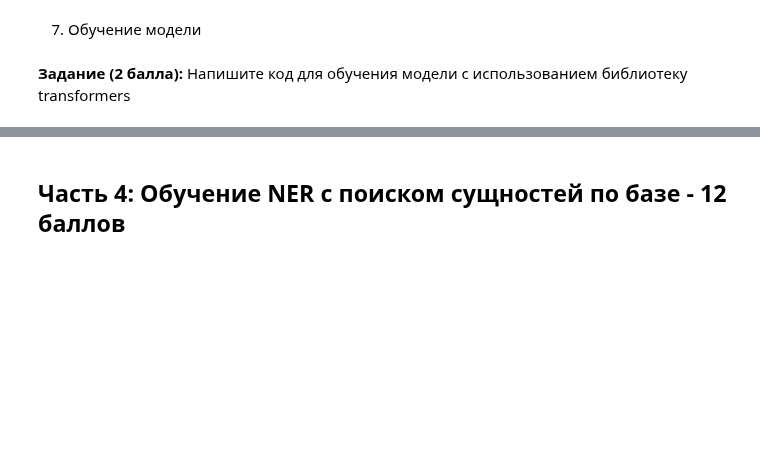
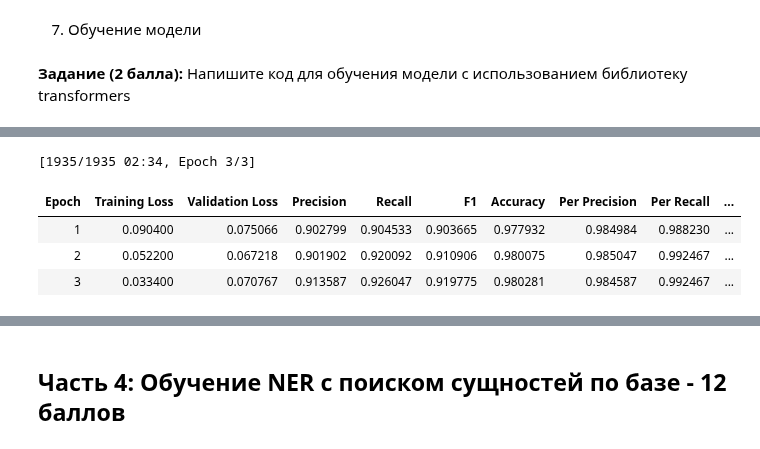
Before and after one commit to i-ovcharenko/LLMPro, a Jupyter notebook: hw8/LLMpro_hw8_Овчаренко_Игорь.ipynb, the cells around one changed output, grey strips where cells are left out. Saved outputs shown, nothing was run; the diff lists cells and outputs as text; code cells hidden in the pictures; blank space fills up the shorter version.

```diff
--- a/hw8/LLMpro_hw8_Овчаренко_Игорь.ipynb
+++ b/hw8/LLMpro_hw8_Овчаренко_Игорь.ipynb
@@ -636,7 +2697,12 @@ metric = evaluate.load("seqeval")
 # %% [markdown]
 Эта метрика ведет себя не так, как стандартная accuracy: на самом деле она принимает списки меток как строки, а не как целые числа, поэтому нам нужно полностью декодировать прогноз и метки перед передачей их в метрику. Давайте посмотрим, как это работает. Сначала мы получим метки для нашего первого обучающего примера:
 # %%
-labels = raw_dataset["train"][0]["ner_tags"]
+# labels = raw_dataset["train"][0]["ner_tags"] # плохой пример - без сущностей
+labels = next(
+    example["ner_tags"]
+    for example in raw_dataset["train"]
+    if any(label_names[i].startswith("B-") for i in example["ner_tags"])
+)
 labels = [label_names[i] for i in labels]
 labels
 # %% [output]
@@ -673,0 +2728,28 @@ metric.compute(predictions=[predictions], references=[labels])
+# %%
+predictions = labels.copy()
+# predictions[6] = "O"  # Стрельба вслепую - не наш метод
+
+# Удаляем из предсказания одну сущность целиком.
+start = next(i for i, label in enumerate(labels) if label.startswith("B-"))
+inside_label = "I-" + labels[start][2:]
+predictions[start] = "O"
+
+end = start + 1
+while end < len(labels) and labels[end] == inside_label:
+    predictions[end] = "O"
+    end += 1
+# %%
+scores = metric.compute(predictions=[predictions], references=[labels], zero_division=0)
+# мало понятно в тексте, выведем прилично:
+display(pd.DataFrame(
+    {k: v for k, v in scores.items() if isinstance(v, dict)}
+).T.rename(columns={"number": "Сущностей"}).style.format({
+    "precision": "{:.1%}", "recall": "{:.1%}",
+    "f1": "{:.1%}", "Сущностей": "{:.0f}",
+}))
+
+print(" | ".join(
+    f"{name}: {scores[f'overall_{name}']:.1%}"
+    for name in ("precision", "recall", "f1", "accuracy")
+))
+# вот теперь ясно - одну PER удалили, и метрики соответствующие
@@ -687,10 +2774,3 @@ metric.compute(predictions=[predictions], references=[labels])
 - Overall Accuracy (точность на уровне токенов). Доля правильно предсказанных токенов (включая класс "O").
 
 Также нужны метрики Precision, Recall, F1, Accuracy для каждого вида сущностей
-# %%
-# ваш ответ тут
-import numpy as np
-
-def compute_metrics(eval_preds):
-    logits, labels = eval_preds
-    ...
@@ -770,0 +3029,9 @@ trainer.evaluate()
+# %%
+# Собственно обучение. Отдельно от подготовки.
+train_result = trainer.train()
+# %% [output]
+[1935/1935 02:34, Epoch 3/3]
+| Epoch | Training Loss | Validation Loss | Precision | Recall | F1 | Accuracy | Per Precision | Per Recall | ... |
+| 1 | 0.090400 | 0.075066 | 0.902799 | 0.904533 | 0.903665 | 0.977932 | 0.984984 | 0.988230 | ... |
+| 2 | 0.052200 | 0.067218 | 0.901902 | 0.920092 | 0.910906 | 0.980075 | 0.985047 | 0.992467 | ... |
+| 3 | 0.033400 | 0.070767 | 0.913587 | 0.926047 | 0.919775 | 0.980281 | 0.984587 | 0.992467 | ... |
```
Also changed, not shown: parts of 72 cells of this notebook.
